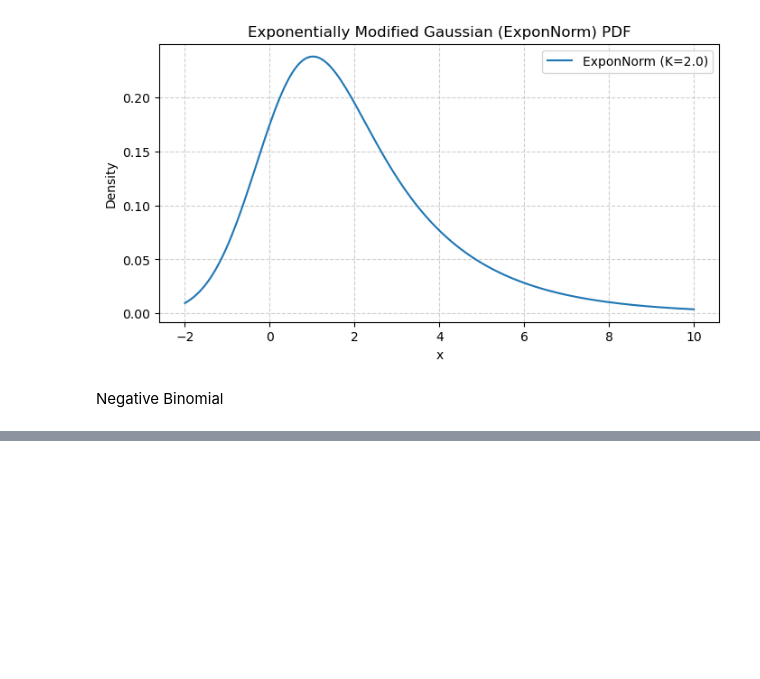
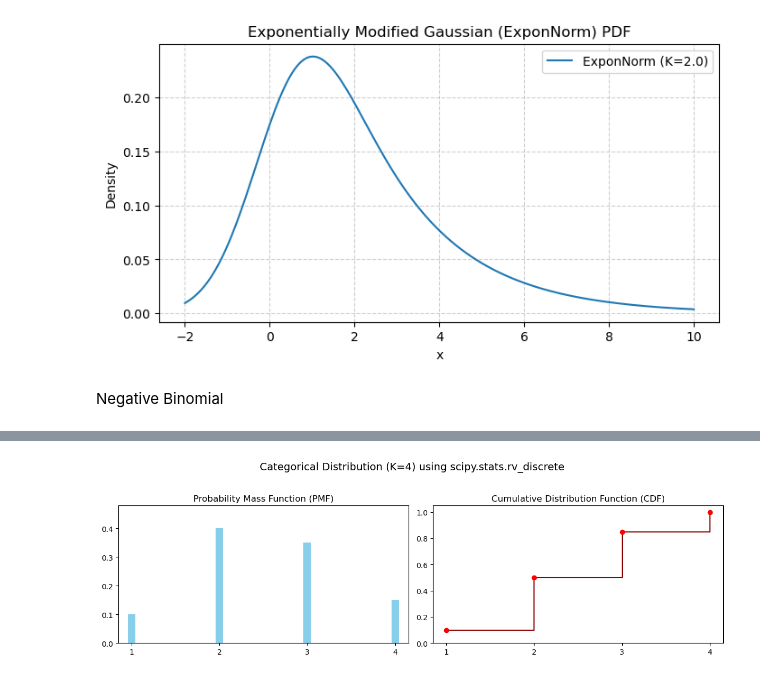
Before and after one commit to yani-iben/understanding_uncertainty_assignment6, a Jupyter notebook: assignment_6.ipynb, the cells around one changed output, grey strips where cells are left out. Saved outputs shown, nothing was run; the diff lists cells and outputs as text; code cells hidden in the pictures; blank space fills up the shorter version.

```diff
--- a/assignment_6.ipynb
+++ b/assignment_6.ipynb
@@ -241,0 +265,30 @@ Negative Binomial
+# %%
+probabilities = [0.1, 0.4, 0.35, 0.15]
+K = len(probabilities)
+categories = np.arange(1, K + 1) # The support: [1, 2, 3, 4]
+
+rv_categorical = sp.rv_discrete(name='categorical', values=(categories, probabilities))
+# %%
+
+pmf_values = rv_categorical.pmf(categories)
+cdf_values = rv_categorical.cdf(categories)
+
+fig, axes = plt.subplots(1, 2, figsize=(12, 4))
+fig.suptitle(f'Categorical Distribution (K={K}) using scipy.stats.rv_discrete', fontsize=14)
+
+
+axes[0].vlines(categories, 0, pmf_values, colors='skyblue', lw=10, label='PMF')
+axes[0].set_title('Probability Mass Function (PMF)')
+axes[0].set_xticks(categories)
+axes[0].set_ylim(0, max(pmf_values) * 1.2)
+
+axes[1].step(categories, cdf_values, where='post', color='darkred', label='CDF')
+axes[1].plot(categories, cdf_values, 'ro', ms=6)
+axes[1].set_title('Cumulative Distribution Function (CDF)')
+axes[1].set_xticks(categories)
+axes[1].set_ylim(0, 1.05)
+
+plt.tight_layout(rect=[0, 0.03, 1, 0.95])
+plt.show()
+# %% [output]
+[figure, added]
```
Also changed, not shown: parts of 3 cells of this notebook.
